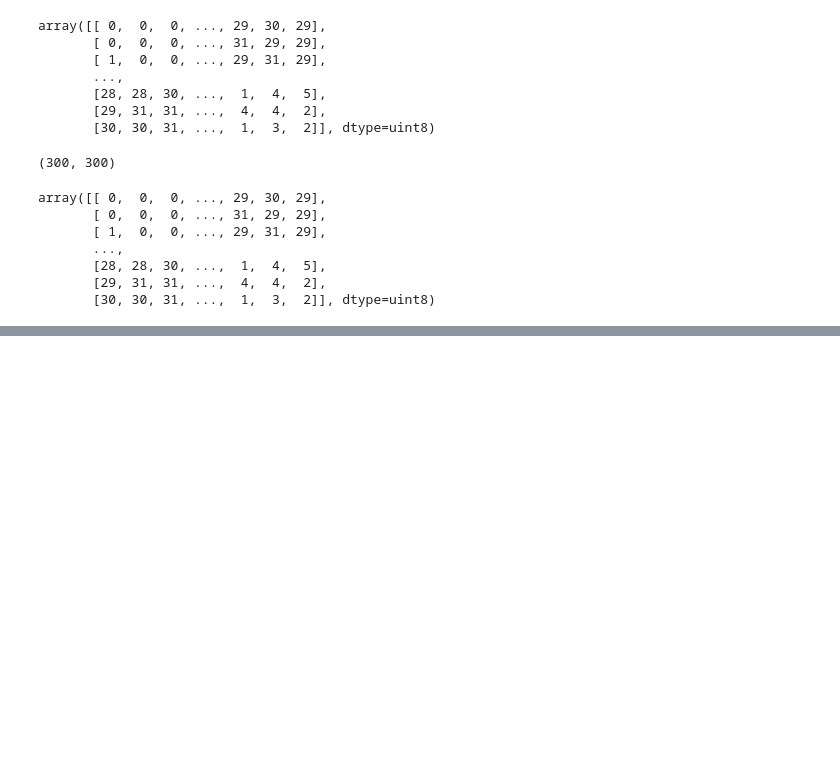
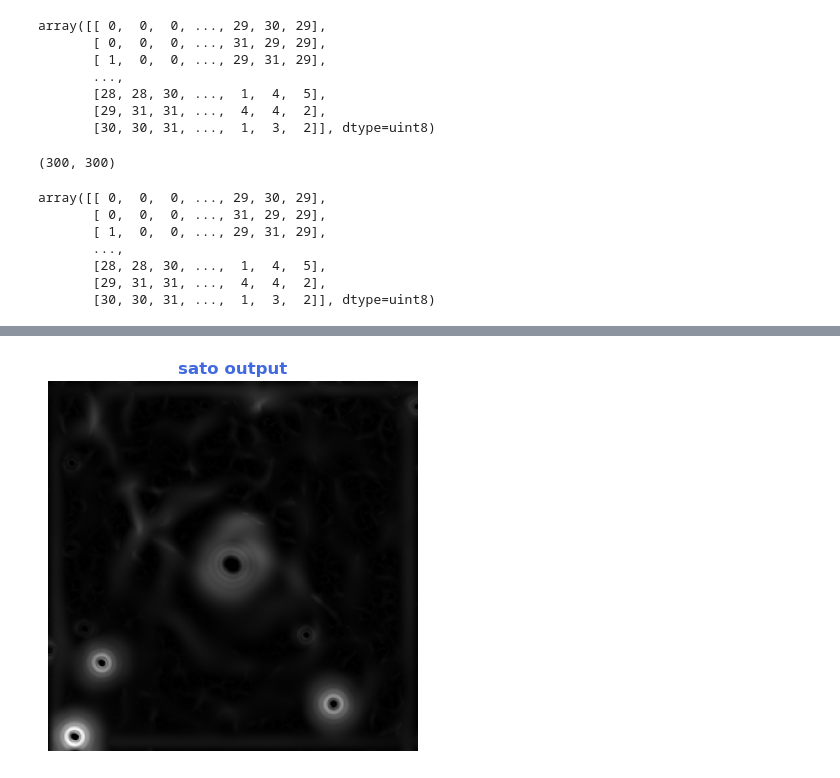
Before and after one commit to vinayak500/M31AstroProcessing, a Jupyter notebook: M31-analysis.ipynb, the cells around one changed output, grey strips where cells are left out. Drawn from its saved outputs; the diff is of its cells as text; code cells hidden in the pictures; blank space fills up the shorter version.

```diff
--- a/M31-analysis.ipynb
+++ b/M31-analysis.ipynb
@@ -775,0 +833,4 @@ plt.show()
+# %%
+plot_pixels(sato_output , title='sato output' , color='royalblue')
+# %% [output]
+[figure, added]
```
Also changed, not shown: parts of 81 cells of this notebook.
